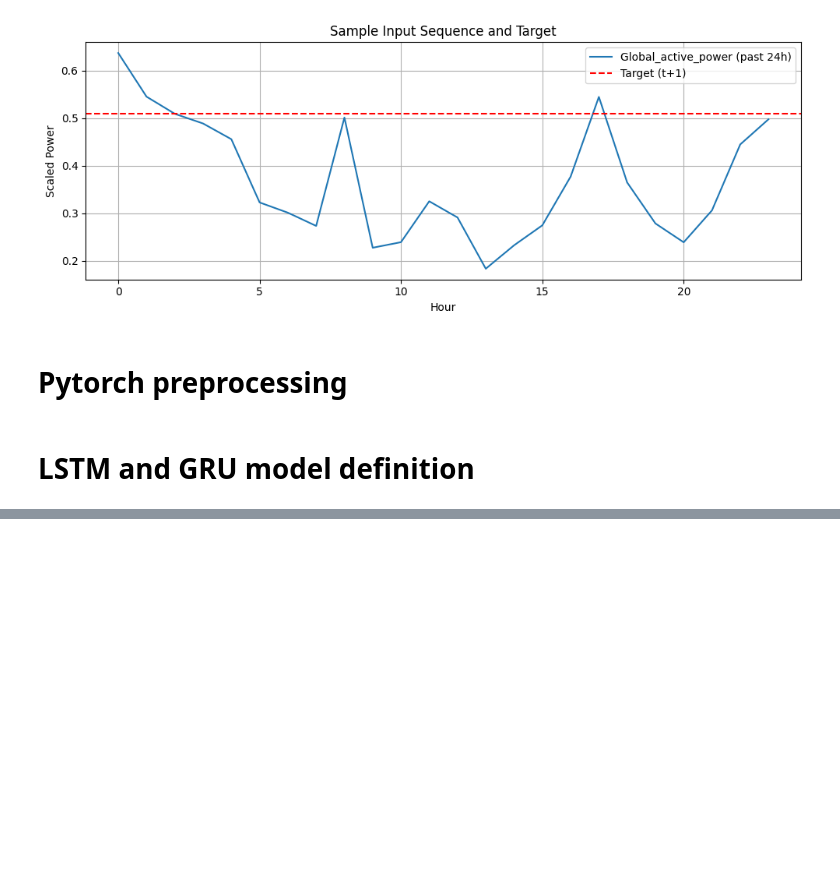
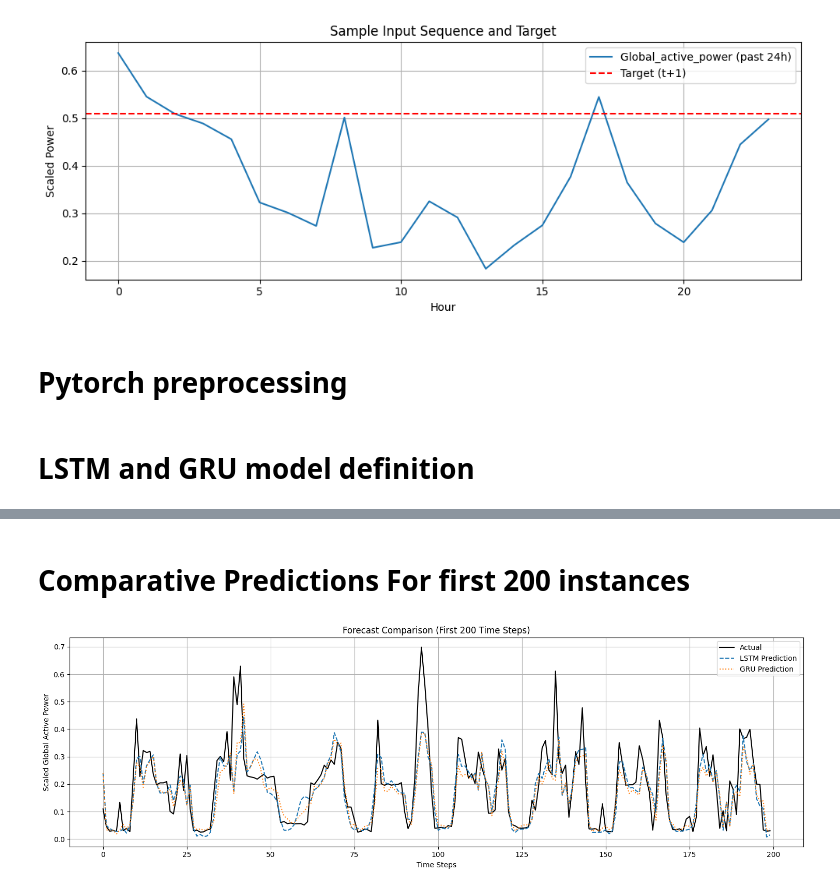
Before and after one commit to TigistW/Energy-Consumption-Forecasting, a Jupyter notebook: notebooks/sequence_analysis.ipynb, the cells around one changed output, grey strips where cells are left out. Drawn from its saved outputs; the diff is of its cells as text; code cells hidden in the pictures; blank space fills up the shorter version.

```diff
--- a/notebooks/sequence_analysis.ipynb
+++ b/notebooks/sequence_analysis.ipynb
@@ -228,0 +329,16 @@ def evaluate_model(model, dataloader, device):
+# %% [markdown]
+# Comparative Predictions For first 200 instances
+# %%
+plt.figure(figsize=(15, 5))
+plt.plot(y_true[:200], label="Actual", color="black")
+plt.plot(lstm_preds[:200], label="LSTM Prediction", linestyle='--')
+plt.plot(gru_preds[:200], label="GRU Prediction", linestyle=':')
+plt.title("Forecast Comparison (First 200 Time Steps)")
+plt.xlabel("Time Steps")
+plt.ylabel("Scaled Global Active Power")
+plt.legend()
+plt.grid(True)
+plt.tight_layout()
+plt.show()
+# %% [output]
+[figure, added]
```
Also changed, not shown: parts of 10 cells of this notebook.
